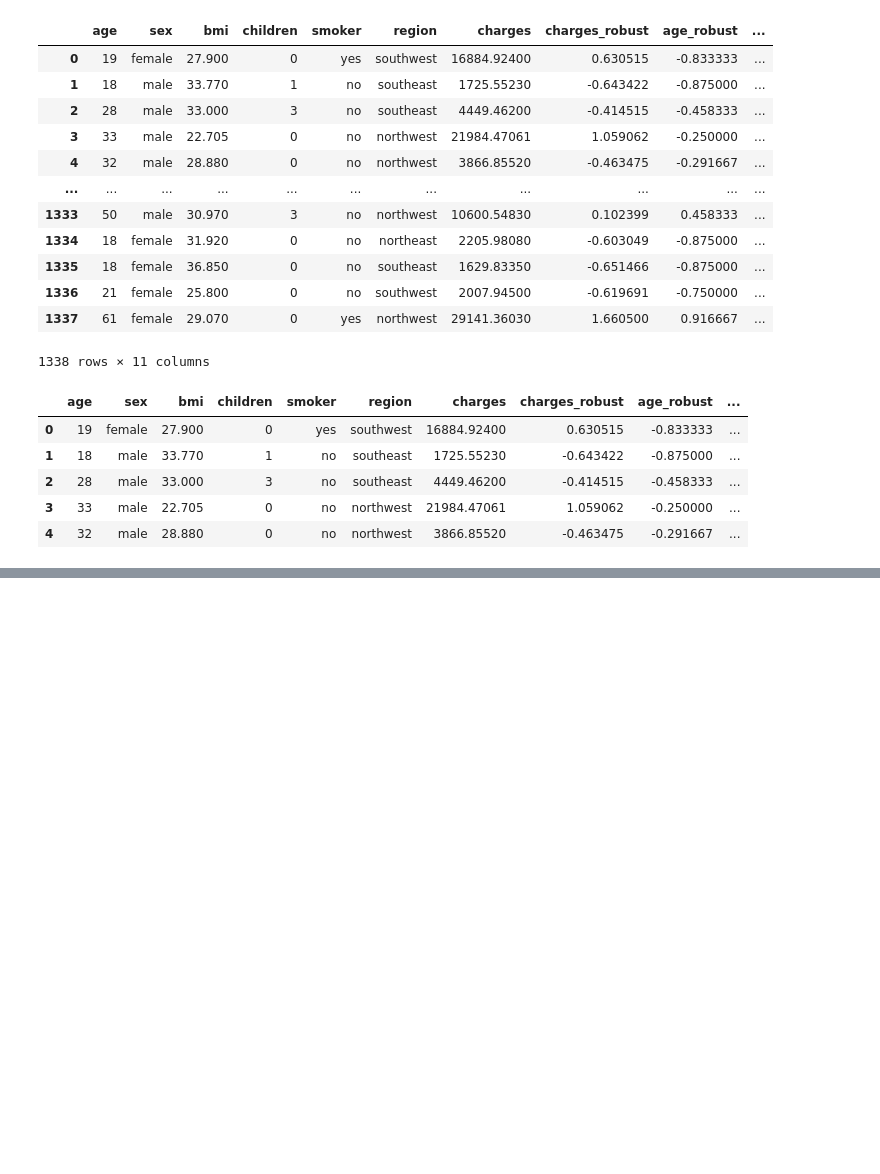
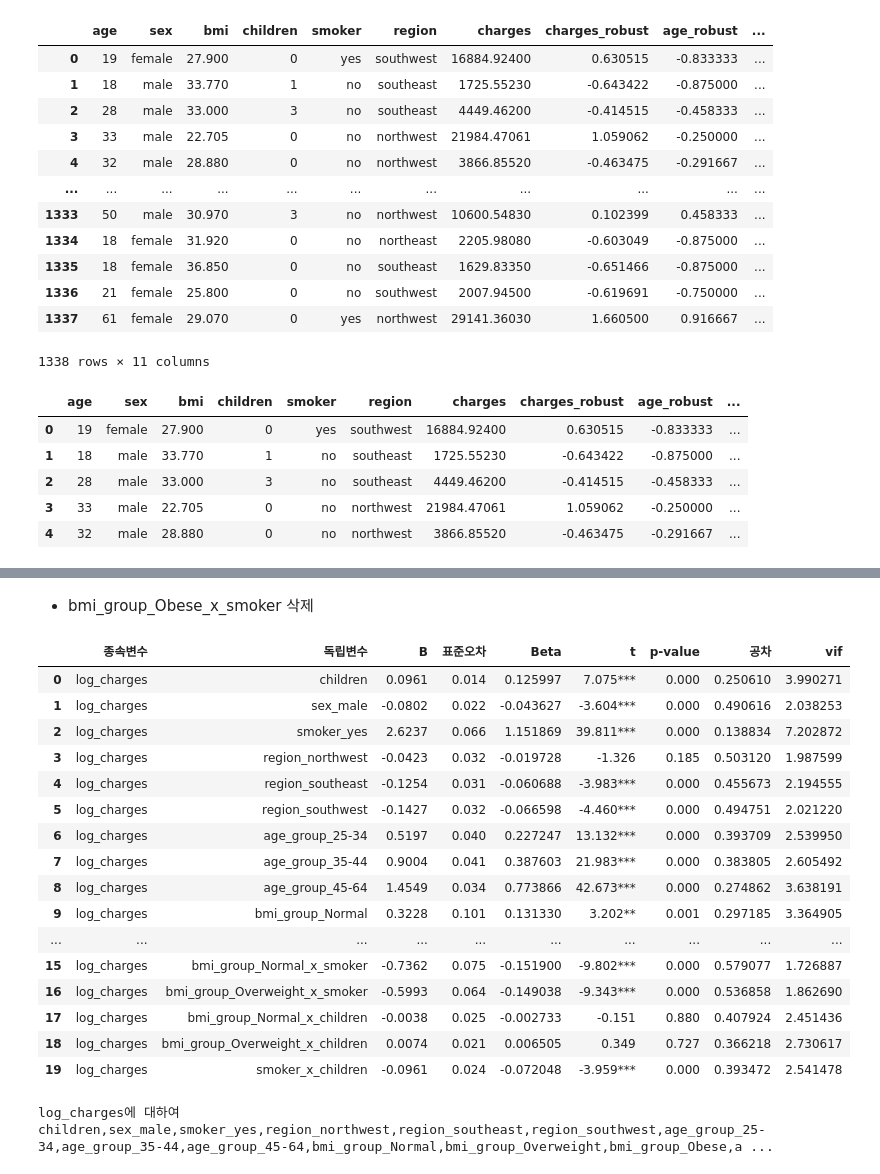
Before and after one commit to BoheeJeong/data_analysis_basic, a Jupyter notebook: 00 캡스톤/조별과제/260116/보승 통합본(상호작용항 추가)_0116.ipynb, the cells around one changed output, grey strips where cells are left out. Saved outputs shown, nothing was run; the diff lists cells and outputs as text; code cells hidden in the pictures; blank space fills up the shorter version.

```diff
--- a/00 캡스톤/조별과제/260116/보승 통합본(상호작용항 추가)_0116.ipynb
+++ b/00 캡스톤/조별과제/260116/보승 통합본(상호작용항 추가)_0116.ipynb
@@ -4195,0 +4852,33 @@ df_analysis_dummy_origin.info()
+# %% [markdown]
+- bmi_group_Obese_x_smoker 삭제
+# %%
+df_interaction_analysis4 = df_interaction_analysis3.drop('bmi_group_Obese_x_smoker', axis=1)
+yname = 'log_charges'
+x = df_interaction_analysis4.drop(yname, axis=1)
+y = df_interaction_analysis4[yname]
+x_input = sm.add_constant(x)
+fit = sm.OLS(y, x_input).fit()
+tbl2 = fit.summary()
+
+rdf, r, m, v = ols_report(tbl2, df_interaction_analysis4)
+display(rdf)
+print(m)
+# %% [output]
+|  | 종속변수 | 독립변수 | B | 표준오차 | Beta | t | p-value | 공차 | vif |
+| 0 | log_charges | children | 0.0961 | 0.014 | 0.125997 | 7.075*** | 0.000 | 0.250610 | 3.990271 |
+| 1 | log_charges | sex_male | -0.0802 | 0.022 | -0.043627 | -3.604*** | 0.000 | 0.490616 | 2.038253 |
+| 2 | log_charges | smoker_yes | 2.6237 | 0.066 | 1.151869 | 39.811*** | 0.000 | 0.138834 | 7.202872 |
+| 3 | log_charges | region_northwest | -0.0423 | 0.032 | -0.019728 | -1.326 | 0.185 | 0.503120 | 1.987599 |
+| 4 | log_charges | region_southeast | -0.1254 | 0.031 | -0.060688 | -3.983*** | 0.000 | 0.455673 | 2.194555 |
+| 5 | log_charges | region_southwest | -0.1427 | 0.032 | -0.066598 | -4.460*** | 0.000 | 0.494751 | 2.021220 |
+| 6 | log_charges | age_group_25-34 | 0.5197 | 0.040 | 0.227247 | 13.132*** | 0.000 | 0.393709 | 2.539950 |
+| 7 | log_charges | age_group_35-44 | 0.9004 | 0.041 | 0.387603 | 21.983*** | 0.000 | 0.383805 | 2.605492 |
+| 8 | log_charges | age_group_45-64 | 1.4549 | 0.034 | 0.773866 | 42.673*** | 0.000 | 0.274862 | 3.638191 |
+| 9 | log_charges | bmi_group_Normal | 0.3228 | 0.101 | 0.131330 | 3.202** | 0.001 | 0.297185 | 3.364905 |
+| ... | ... | ... | ... | ... | ... | ... | ... | ... | ... |
+| 15 | log_charges | bmi_group_Normal_x_smoker | -0.7362 | 0.075 | -0.151900 | -9.802*** | 0.000 | 0.579077 | 1.726887 |
+| 16 | log_charges | bmi_group_Overweight_x_smoker | -0.5993 | 0.064 | -0.149038 | -9.343*** | 0.000 | 0.536858 | 1.862690 |
+| 17 | log_charges | bmi_group_Normal_x_children | -0.0038 | 0.025 | -0.002733 | -0.151 | 0.880 | 0.407924 | 2.451436 |
+| 18 | log_charges | bmi_group_Overweight_x_children | 0.0074 | 0.021 | 0.006505 | 0.349 | 0.727 | 0.366218 | 2.730617 |
+| 19 | log_charges | smoker_x_children | -0.0961 | 0.024 | -0.072048 | -3.959*** | 0.000 | 0.393472 | 2.541478 |
+log_charges에 대하여 children,sex_male,smoker_yes,region_northwest,region_southeast,region_southwest,age_group_25-34,age_group_35-44,age_group_45-64,bmi_group_Normal,bmi_group_Overweight,bmi_group_Obese,a ...
```
Also changed, not shown: parts of 45 cells of this notebook.
